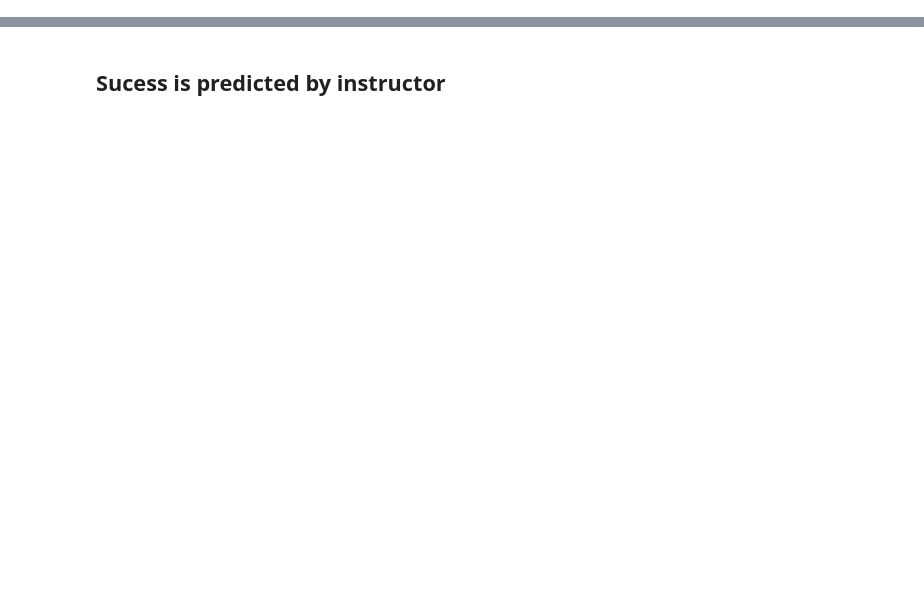
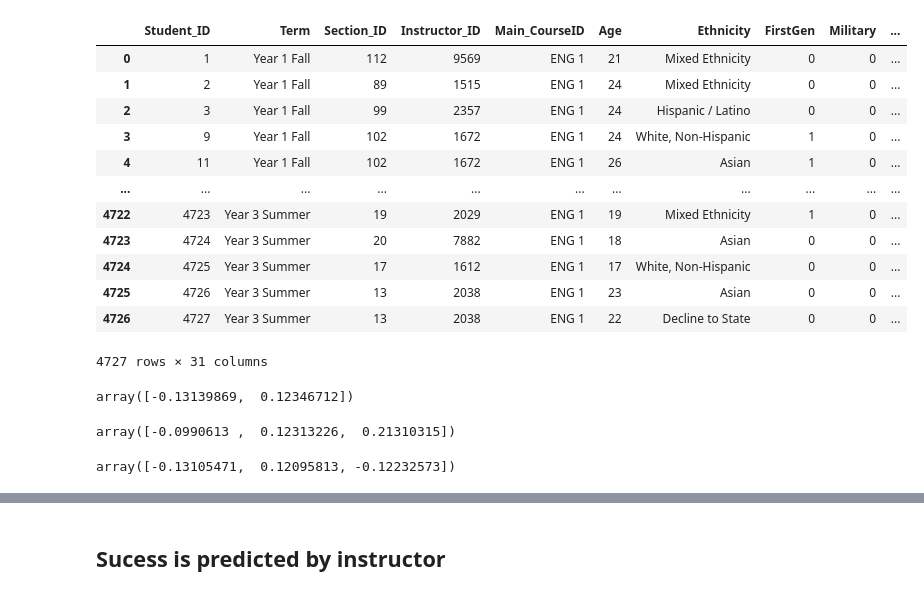
Before and after one commit to affo98/AppliedStatistics, a Jupyter notebook: anders_eda.ipynb, the cells around one changed output, grey strips where cells are left out. Cells and saved outputs as stored; diff of their text form; code cells hidden in the pictures; blank space fills up the shorter version.

```diff
--- a/anders_eda.ipynb
+++ b/anders_eda.ipynb
@@ -13,2 +28,48 @@ df = pd.read_csv('writing_center.csv')
+# %%
+df_one_hot
+# %% [output]
+|  | Student_ID | Term | Section_ID | Instructor_ID | Main_CourseID | Age | Ethnicity | FirstGen | Military | ... |
+| 0 | 1 | Year 1 Fall | 112 | 9569 | ENG 1 | 21 | Mixed Ethnicity | 0 | 0 | ... |
+| 1 | 2 | Year 1 Fall | 89 | 1515 | ENG 1 | 24 | Mixed Ethnicity | 0 | 0 | ... |
+| 2 | 3 | Year 1 Fall | 99 | 2357 | ENG 1 | 24 | Hispanic / Latino | 0 | 0 | ... |
+| 3 | 9 | Year 1 Fall | 102 | 1672 | ENG 1 | 24 | White, Non-Hispanic | 1 | 0 | ... |
+| 4 | 11 | Year 1 Fall | 102 | 1672 | ENG 1 | 26 | Asian | 1 | 0 | ... |
+| ... | ... | ... | ... | ... | ... | ... | ... | ... | ... | ... |
+| 4722 | 4723 | Year 3 Summer | 19 | 2029 | ENG 1 | 19 | Mixed Ethnicity | 1 | 0 | ... |
+| 4723 | 4724 | Year 3 Summer | 20 | 7882 | ENG 1 | 18 | Asian | 0 | 0 | ... |
+| 4724 | 4725 | Year 3 Summer | 17 | 1612 | ENG 1 | 17 | White, Non-Hispanic | 0 | 0 | ... |
+| 4725 | 4726 | Year 3 Summer | 13 | 2038 | ENG 1 | 23 | Asian | 0 | 0 | ... |
+| 4726 | 4727 | Year 3 Summer | 13 | 2038 | ENG 1 | 22 | Decline to State | 0 | 0 | ... |
+4727 rows × 31 columns
+# %%
+model = LogisticRegression()
+model.fit(df_one_hot[['Gender_Male','Gender_Female']], df_one_hot['Main_Course_SuccessFlag'])
+
+model.coef_[0]
+# %% [output]
+array([-0.13139869,  0.12346712])
+# %%
+from sklearn.preprocessing import OneHotEncoder
+from sklearn.linear_model import LogisticRegression
+from sklearn.metrics import log_loss
+import pandas as pd
+
+df_one_hot = pd.get_dummies(df, columns=['Gender'], prefix='Gender')
+
+model = LogisticRegression()
+model.fit(df_one_hot[['Gender_Male','Gender_Female', 'GPA_Beg_Of_Term']], df_one_hot['Main_Course_SuccessFlag'])
+
+model.coef_[0]
+# %% [output]
+array([-0.0990613 ,  0.12313226,  0.21310315])
+# %%
+df_one_hot = pd.get_dummies(df, columns=['Gender'], prefix='Gender')
+
+model = LogisticRegression()
+model.fit(df_one_hot[['Gender_Male','Gender_Female', 'Military']], df_one_hot['Main_Course_SuccessFlag'])
+
+model.coef_[0]
+# %% [output]
+array([-0.13105471,  0.12095813, -0.12232573])
 # %%
 df.iloc[:,:15]
```
Also changed, not shown: parts of 15 cells of this notebook, 3 other files.
